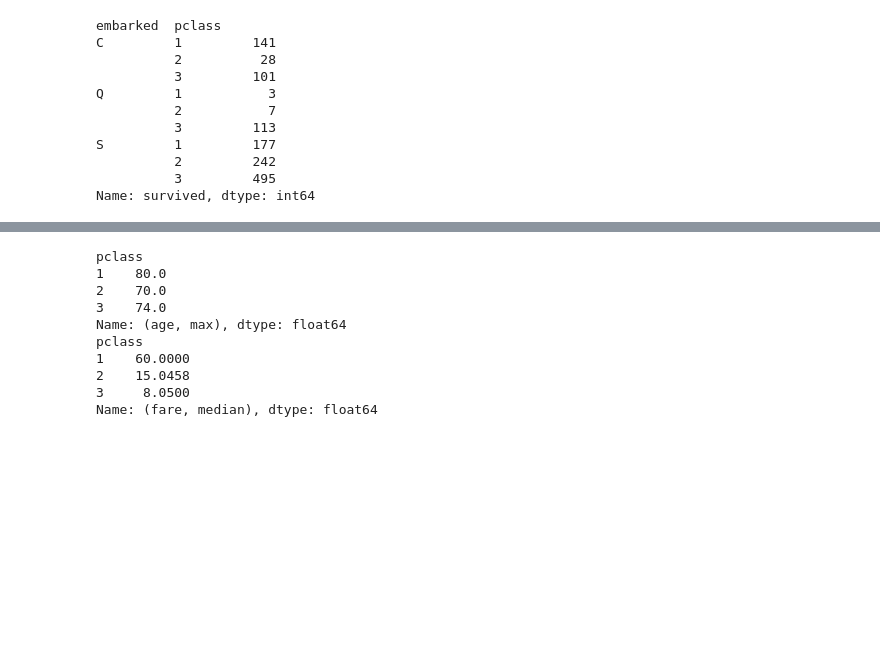
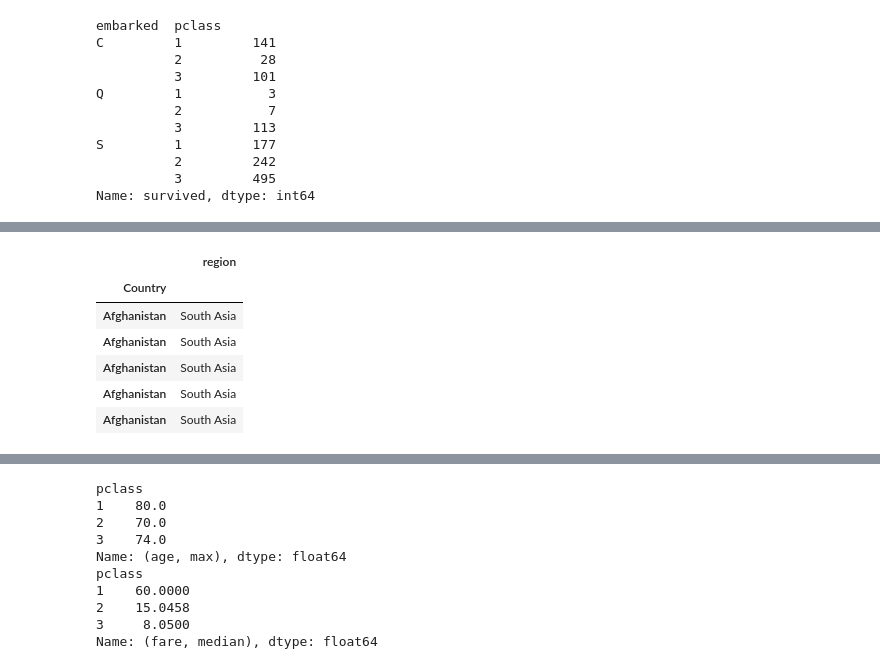
Before and after one commit to Javier-DataScience/DATACAMP-PYTHON, a Jupyter notebook: Manipulating DataFrames with pandas.ipynb, the cells around one changed output, grey strips where cells are left out. Drawn from its saved outputs; the diff is of its cells as text; code cells hidden in the pictures; blank space fills up the shorter version.

```diff
--- a/Manipulating DataFrames with pandas.ipynb
+++ b/Manipulating DataFrames with pandas.ipynb
@@ -1031,3 +1033,22 @@ Print the mean over the 2010 column of life_by_region.
+# %%
+import pandas as pd
+url = 'https://assets.datacamp.com/production/repositories/502/datasets/09378cc53faec573bcb802dce03b01318108a880/gapminder_tidy.csv'
+df = pd.read_csv(url, index_col='Country')
+df = df[df['Year']==2010]
+df.rename(columns={'Year':'2010',},inplace=True)
+df = df[['2010','life']]
+
+df1 = pd.read_csv(url, index_col='Country')
+df1 = df1[['region']]
+df1.head()
+# %% [output]
+|  | region |
+| Country |  |
+| Afghanistan | South Asia |
+| Afghanistan | South Asia |
+| Afghanistan | South Asia |
+| Afghanistan | South Asia |
+| Afghanistan | South Asia |
 # %%
 # Read life_fname into a DataFrame: life
 life = pd.read_csv(life_fname, index_col='Country')
```
Also changed, not shown: parts of 99 cells of this notebook.
